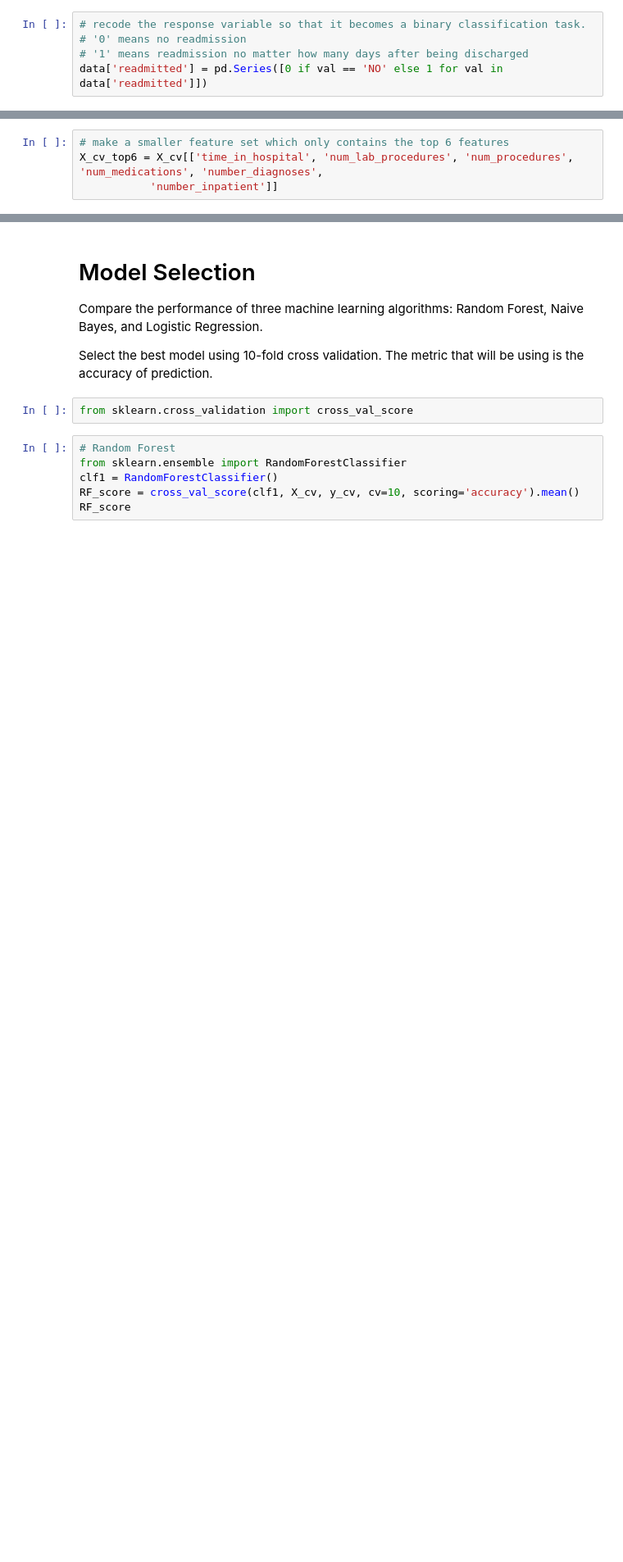
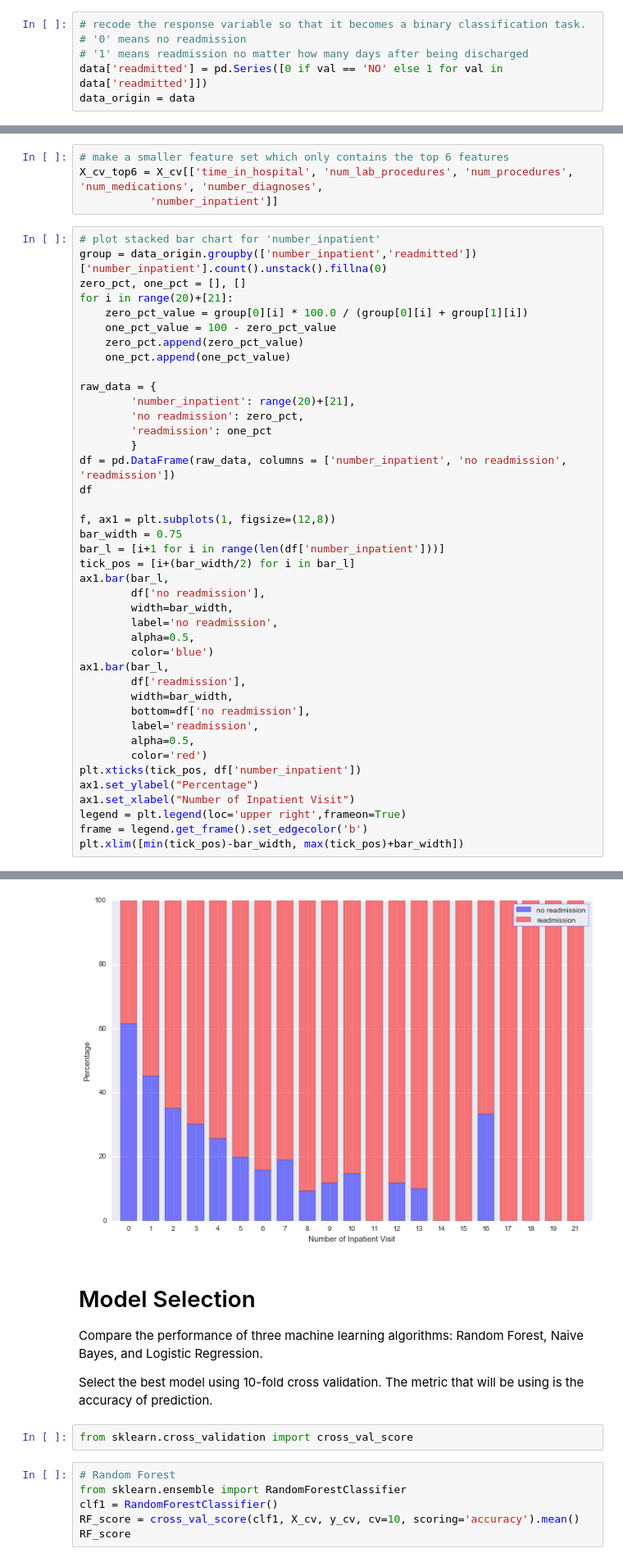
Before and after one commit to swengzju/Predicting-Diabetes-Patient-Readmission, a Jupyter notebook: Predicting Diabetes Patient Readmission.ipynb, the cells around one changed output, grey strips where cells are left out. Shown at 82% size. Cells and saved outputs as stored; diff of their text form; blank space fills up the shorter version.

```diff
--- a/Predicting Diabetes Patient Readmission.ipynb
+++ b/Predicting Diabetes Patient Readmission.ipynb
@@ -86,6 +86,7 @@ plt.ylabel('Count')
 # '0' means no readmission
 # '1' means readmission no matter how many days after being discharged
 data['readmitted'] = pd.Series([0 if val == 'NO' else 1 for val in data['readmitted']])
+data_origin = data
 # %%
 # plot 'readmitted' again to see the change
 data.groupby('readmitted').size().plot(kind='bar')
@@ -332,3 +333,45 @@ number_diagnoses
 # make a smaller feature set which only contains the top 6 features
 X_cv_top6 = X_cv[['time_in_hospital', 'num_lab_procedures', 'num_procedures', 'num_medications', 'number_diagnoses',
            'number_inpatient']]
+# %%
+# plot stacked bar chart for 'number_inpatient'
+group = data_origin.groupby(['number_inpatient','readmitted'])['number_inpatient'].count().unstack().fillna(0)
+zero_pct, one_pct = [], []
+for i in range(20)+[21]:
+    zero_pct_value = group[0][i] * 100.0 / (group[0][i] + group[1][i])
+    one_pct_value = 100 - zero_pct_value
+    zero_pct.append(zero_pct_value)
+    one_pct.append(one_pct_value)
+
+raw_data = {
+        'number_inpatient': range(20)+[21],
+        'no readmission': zero_pct,
+        'readmission': one_pct
+        }
+df = pd.DataFrame(raw_data, columns = ['number_inpatient', 'no readmission', 'readmission'])
+df
+
+f, ax1 = plt.subplots(1, figsize=(12,8))
+bar_width = 0.75
+bar_l = [i+1 for i in range(len(df['number_inpatient']))]
+tick_pos = [i+(bar_width/2) for i in bar_l]
+ax1.bar(bar_l,
+        df['no readmission'],
+        width=bar_width,
+        label='no readmission',
+        alpha=0.5,
+        color='blue')
+ax1.bar(bar_l,
+        df['readmission'],
+        width=bar_width,
+        bottom=df['no readmission'],
+        label='readmission',
+        alpha=0.5,
+        color='red')
+plt.xticks(tick_pos, df['number_inpatient'])
+ax1.set_ylabel("Percentage")
+ax1.set_xlabel("Number of Inpatient Visit")
+legend = plt.legend(loc='upper right',frameon=True)
+frame = legend.get_frame().set_edgecolor('b')
+plt.xlim([min(tick_pos)-bar_width, max(tick_pos)+bar_width])
+# %% [output]
@@ -335,3 +379,4 @@ X_cv_top6 = X_cv[['time_in_hospital', 'num_lab_procedures', 'num_procedures', 'n
+[figure, added]
 # %% [markdown]
 # Model Selection
 Compare the performance of three machine learning algorithms: Random Forest, Naive Bayes, and Logistic Regression.
```
Also changed, not shown: parts of 20 cells of this notebook.
